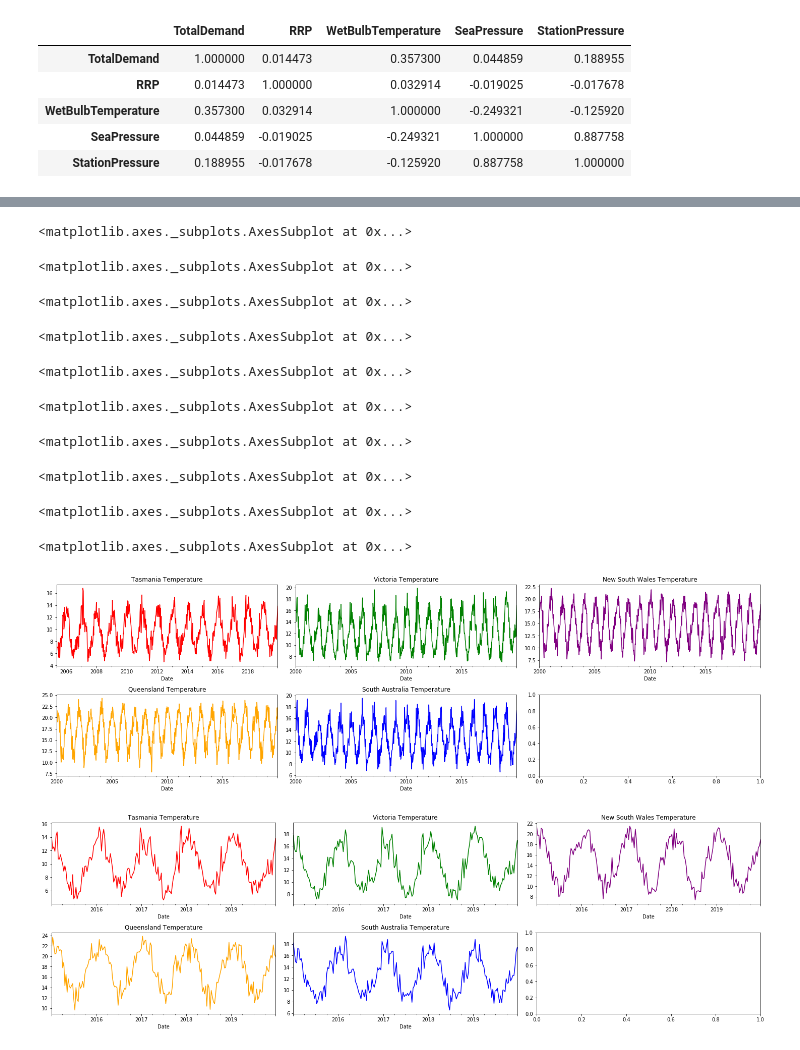
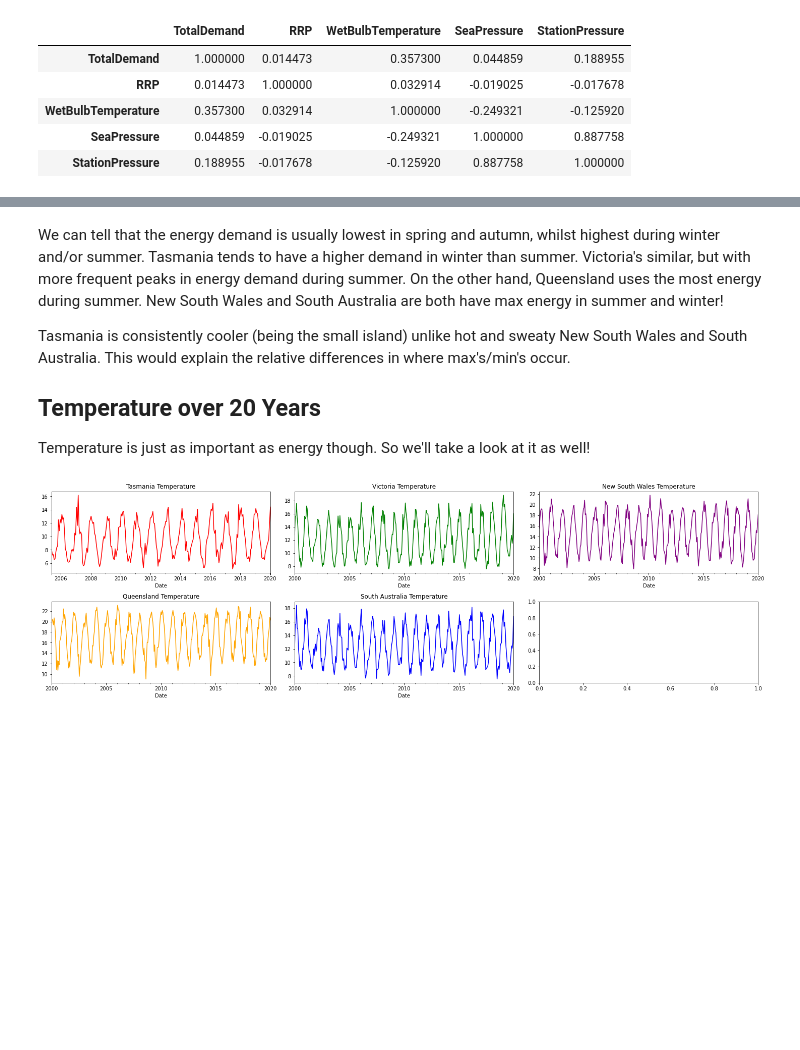
Before and after one commit to KamWithK/Temp2Enrgy, a Jupyter notebook: src/Graphs and Stats.ipynb, the cells around one changed output, grey strips where cells are left out. Saved outputs shown, nothing was run; the diff lists cells and outputs as text; code cells hidden in the pictures; blank space fills up the shorter version.

Commit message:
rewrote code as tutorials, modifying both code and descriptions

```diff
--- a/src/Graphs and Stats.ipynb
+++ b/src/Graphs and Stats.ipynb
@@ -166,30 +147,23 @@ Looking at the temperature data over the 20 years for each state and 5 years bet
+# %% [markdown]
+We can tell that the energy demand is usually lowest in spring and autumn, whilst highest during winter and/or summer.
+Tasmania tends to have a higher demand in winter than summer.
+Victoria's similar, but with more frequent peaks in energy demand during summer.
+On the other hand, Queensland uses the most energy during summer.
+New South Wales and South Australia are both have max energy in summer and winter!
+
+Tasmania is consistently cooler (being the small island) unlike hot and sweaty New South Wales and South Australia.
+This would explain the relative differences in where max's/min's occur.
+
+## Temperature over 20 Years
+Temperature is just as important as energy though.
+So we'll take a look at it as well!
 # %%
 fig, axes = plt.subplots(nrows=2, ncols=3, figsize=(20, 6), constrained_layout=True)
 
-data.groupby("Region").resample("9D").mean()["WetBulbTemperature"]["TAS"]["2000":"2019"].plot(color= "red",title="Tasmania Temperature",ax=axes[0,0])
-data.groupby("Region").resample("9D").mean()["WetBulbTemperature"]["VIC"]["2000":"2019"].plot(color= "green",title="Victoria Temperature",ax=axes[0,1])
-data.groupby("Region").resample("9D").mean()["WetBulbTemperature"]["NSW"]["2000":"2019"].plot(color= "purple",title="New South Wales Temperature",ax=axes[0,2])
-data.groupby("Region").resample("9D").mean()["WetBulbTemperature"]["QLD"]["2000":"2019"].plot(color= "orange",title="Queensland Temperature",ax=axes[1,0])
-data.groupby("Region").resample("9D").mean()["WetBulbTemperature"]["SA"]["2000":"2019"].plot(color="blue",title="South Australia Temperature",ax=axes[1,1])
-
-
-fig, axes = plt.subplots(nrows=2, ncols=3, figsize=(20, 6), constrained_layout=True)
-
-data.groupby("Region").resample("9D").mean()["WetBulbTemperature"]["TAS"]["2015":"2019"].plot(color= "red",title="Tasmania Temperature",ax=axes[0,0])
-data.groupby("Region").resample("9D").mean()["WetBulbTemperature"]["VIC"]["2015":"2019"].plot(color= "green",title="Victoria Temperature",ax=axes[0,1])
-data.groupby("Region").resample("9D").mean()["WetBulbTemperature"]["NSW"]["2015":"2019"].plot(color= "purple",title="New South Wales Temperature",ax=axes[0,2])
-data.groupby("Region").resample("9D").mean()["WetBulbTemperature"]["QLD"]["2015":"2019"].plot(color= "orange",title="Queensland Temperature",ax=axes[1,0])
-data.groupby("Region").resample("9D").mean()["WetBulbTemperature"]["SA"]["2015":"2019"].plot(color="blue",title="South Australia Temperature",ax=axes[1,1])
+data.groupby("Region").resample("3W").mean()["WetBulbTemperature"]["TAS"].plot(color= "red", title="Tasmania Temperature", ax=axes[0,0]);
+data.groupby("Region").resample("3W").mean()["WetBulbTemperature"]["VIC"].plot(color= "green", title="Victoria Temperature", ax=axes[0,1]);
+data.groupby("Region").resample("3W").mean()["WetBulbTemperature"]["NSW"].plot(color= "purple", title="New South Wales Temperature", ax=axes[0,2]);
+data.groupby("Region").resample("3W").mean()["WetBulbTemperature"]["QLD"].plot(color= "orange", title="Queensland Temperature", ax=axes[1,0]);
+data.groupby("Region").resample("3W").mean()["WetBulbTemperature"]["SA"].plot(color="blue", title="South Australia Temperature", ax=axes[1,1]);
 # %% [output]
-<matplotlib.axes._subplots.AxesSubplot at 0x...>
-<matplotlib.axes._subplots.AxesSubplot at 0x...>
-<matplotlib.axes._subplots.AxesSubplot at 0x...>
-<matplotlib.axes._subplots.AxesSubplot at 0x...>
-<matplotlib.axes._subplots.AxesSubplot at 0x...>
-<matplotlib.axes._subplots.AxesSubplot at 0x...>
-<matplotlib.axes._subplots.AxesSubplot at 0x...>
-<matplotlib.axes._subplots.AxesSubplot at 0x...>
-<matplotlib.axes._subplots.AxesSubplot at 0x...>
-<matplotlib.axes._subplots.AxesSubplot at 0x...>
-[figure, old version]
+[figure, new version]
-[figure, removed]
```
Also changed, not shown: parts of 30 cells of this notebook, 2 other files.
